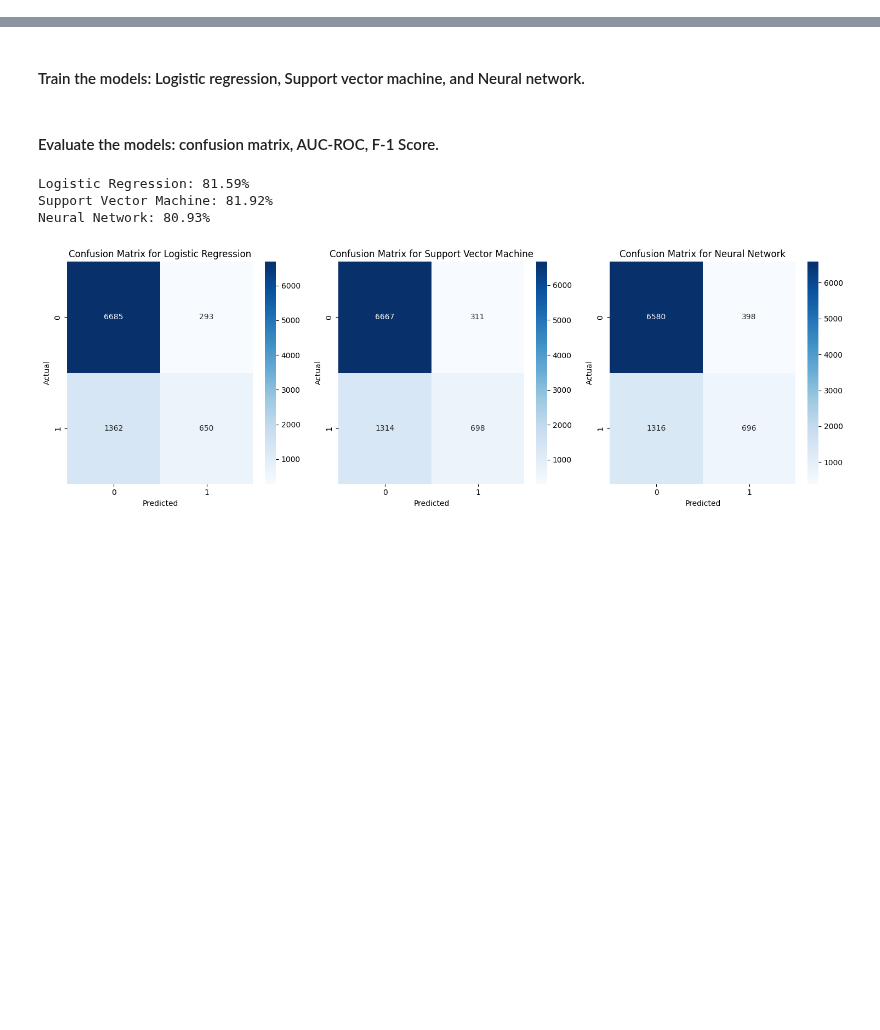
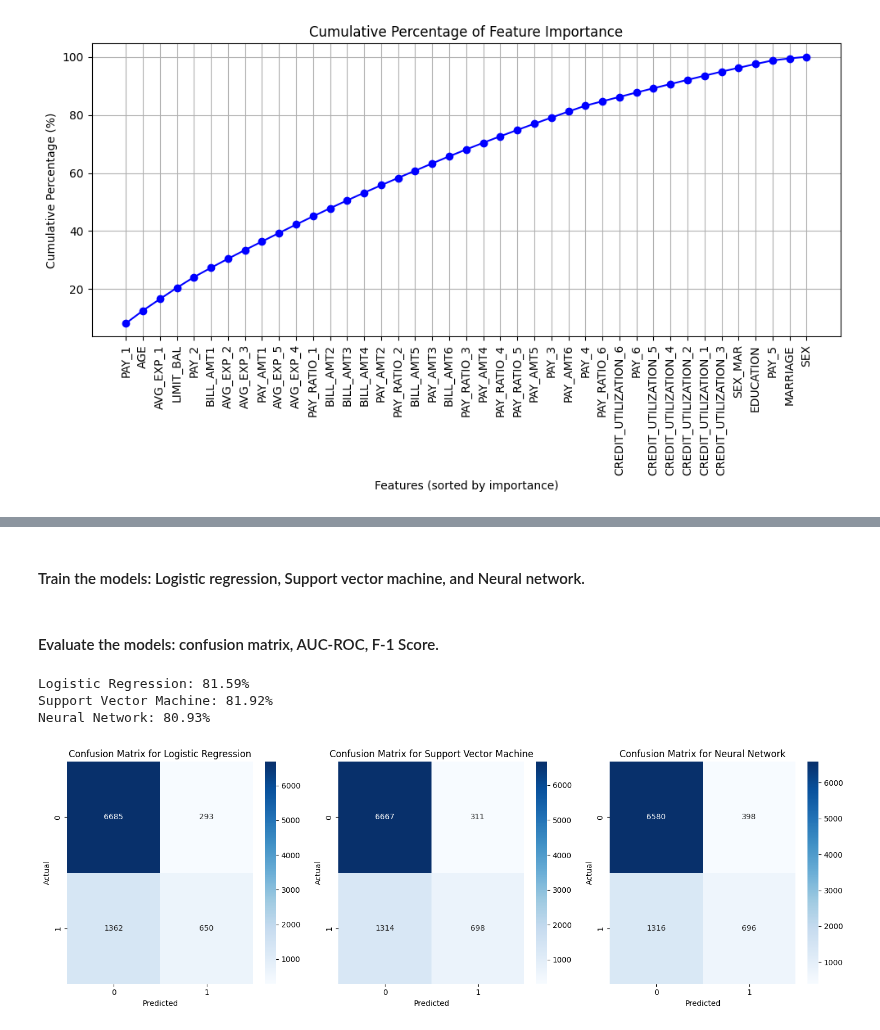
Before and after one commit to minjeoungneev/Default_Credit_Card, a Jupyter notebook: Models.ipynb, the cells around one changed output, grey strips where cells are left out. Cells and saved outputs as stored; diff of their text form; code cells hidden in the pictures; blank space fills up the shorter version.

```diff
--- a/Models.ipynb
+++ b/Models.ipynb
@@ -38,0 +61,5 @@ Index(['LIMIT_BAL', 'AGE', 'PAY_1', 'PAY_2', 'PAY_3', 'PAY_4', 'PAY_5',
+# %%
+for i in range(1, 7):
+    util = df[f'CREDIT_UTILIZATION_{i}'] = (df[f'BILL_AMT{i}'] / df[f'LIMIT_BAL'])
+    util.replace([np.inf, -np.inf], np.nan, inplace = True)
+    df[f'CREDIT_UTILIZATION_{i}'] = ratio.fillna(0)
@@ -38,0 +156,17 @@ Index(['LIMIT_BAL', 'AGE', 'PAY_1', 'PAY_2', 'PAY_3', 'PAY_4', 'PAY_5',
+# %%
+# Calculate cumulative percentage
+importances_sorted = importances.sort_values(ascending=False)
+cumulative_importance = importances_sorted.cumsum() / importances_sorted.sum() * 100
+
+# Plot cumulative percentage
+plt.figure(figsize=(10, 6))
+plt.plot(cumulative_importance, marker='o', linestyle='-', color='b')
+plt.title('Cumulative Percentage of Feature Importance')
+plt.xlabel('Features (sorted by importance)')
+plt.ylabel('Cumulative Percentage (%)')
+plt.xticks(ticks=range(len(importances_sorted)), labels=importances_sorted.index, rotation=90)
+plt.grid()
+plt.tight_layout()
+plt.show()
+# %% [output]
+[figure, added]
```
Also changed, not shown: parts of 70 cells of this notebook, 3 other files.
